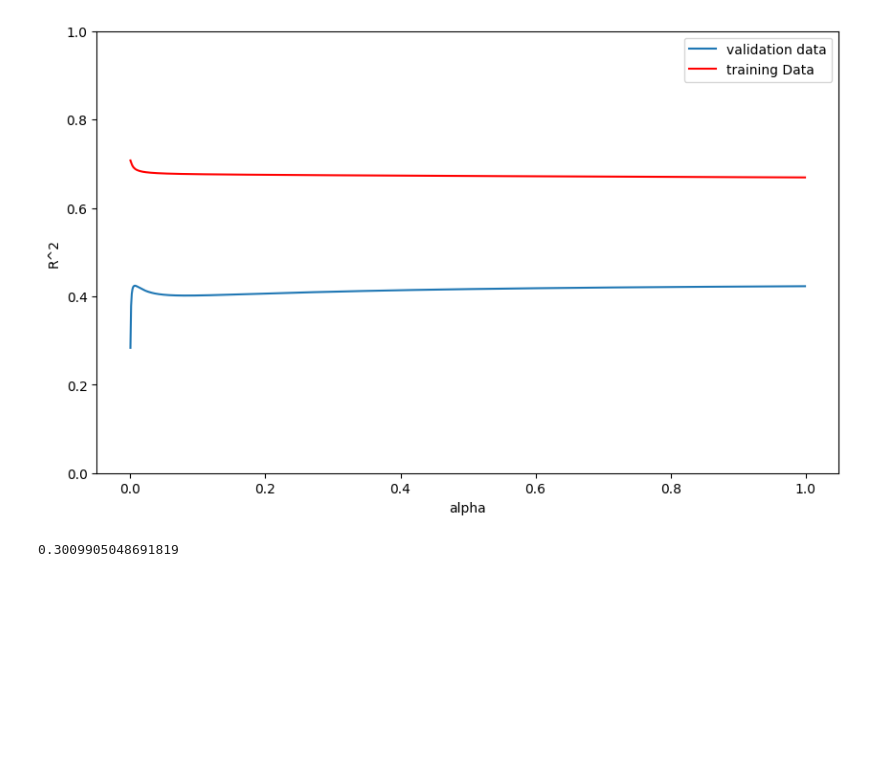
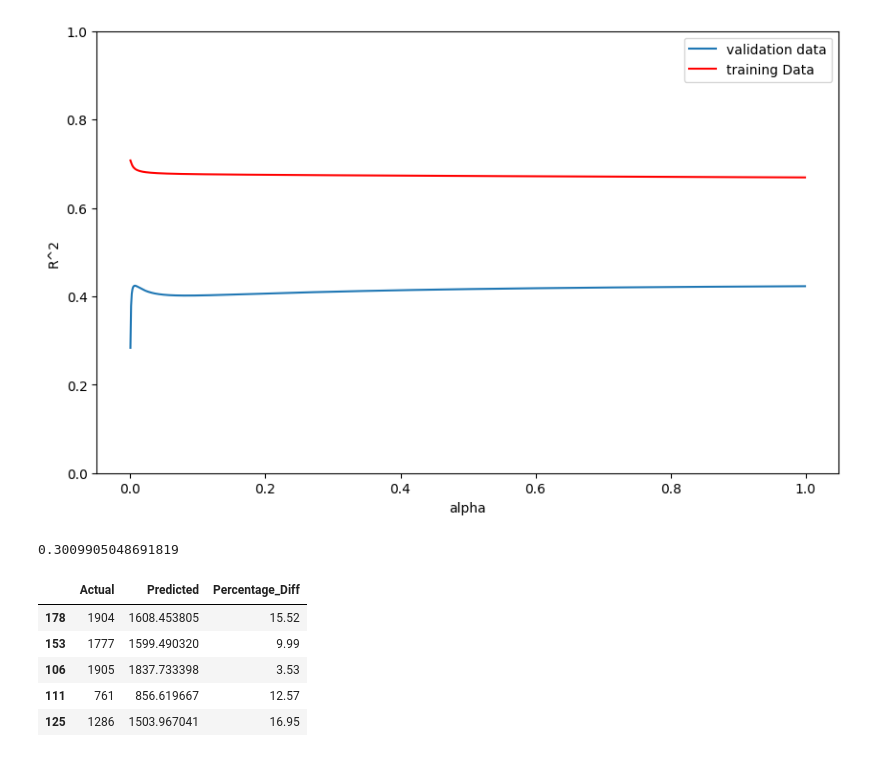
Before and after one commit to schonsnatan/Data-Analysis-Laptops, a Jupyter notebook: project.ipynb, the cells around one changed output. Cells and saved outputs as stored; diff of their text form; code cells hidden in the pictures; blank space fills up the shorter version.

```diff
--- a/project.ipynb
+++ b/project.ipynb
@@ -756,3 +756,22 @@ BestRR = Grid1.best_estimator_
 print(BestRR.score(X_test[['CPU_frequency', 'RAM_GB', 'Storage_GB_SSD', 'CPU_core','OS','GPU','Category']], y_test))
 # %% [output]
 0.3009905048691819
+# %%
+# Predict values using the best Ridge model
+y_pred = BestRR.predict(X_test[['CPU_frequency', 'RAM_GB', 'Storage_GB_SSD', 'CPU_core','OS','GPU','Category']])
+
+# Create a DataFrame to store actual, predicted, and percentage difference
+df_results = pd.DataFrame({
+    'Actual': y_test,
+    'Predicted': y_pred,
+    'Percentage_Diff': ((abs(y_pred - y_test) / y_test) * 100).round(2)
+})
+
+df_results.head()
+# %% [output]
+|  | Actual | Predicted | Percentage_Diff |
+| 178 | 1904 | 1608.453805 | 15.52 |
+| 153 | 1777 | 1599.490320 | 9.99 |
+| 106 | 1905 | 1837.733398 | 3.53 |
+| 111 | 761 | 856.619667 | 12.57 |
+| 125 | 1286 | 1503.967041 | 16.95 |
```
Also changed, not shown: parts of 1 cell of this notebook.
